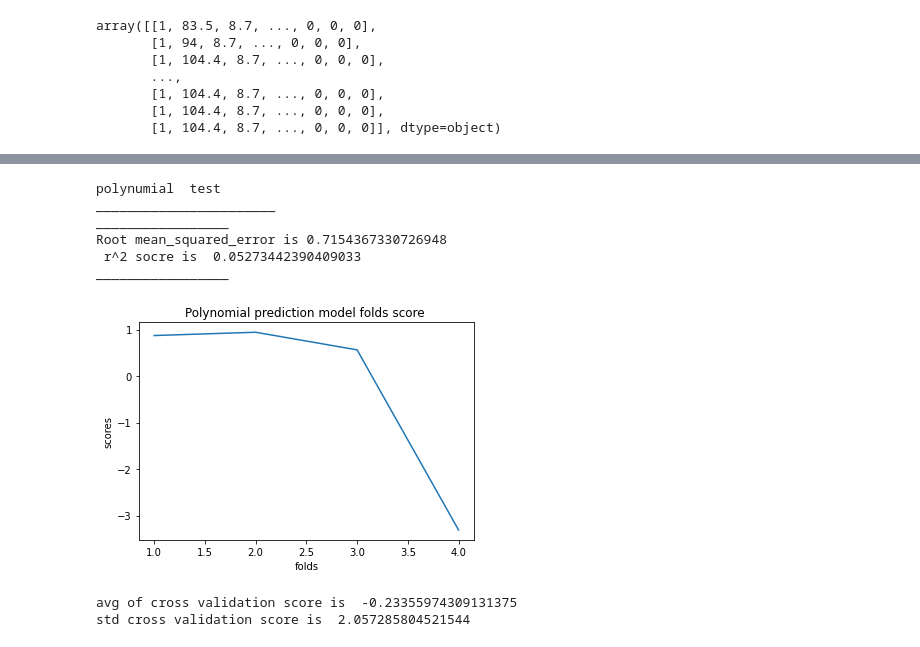
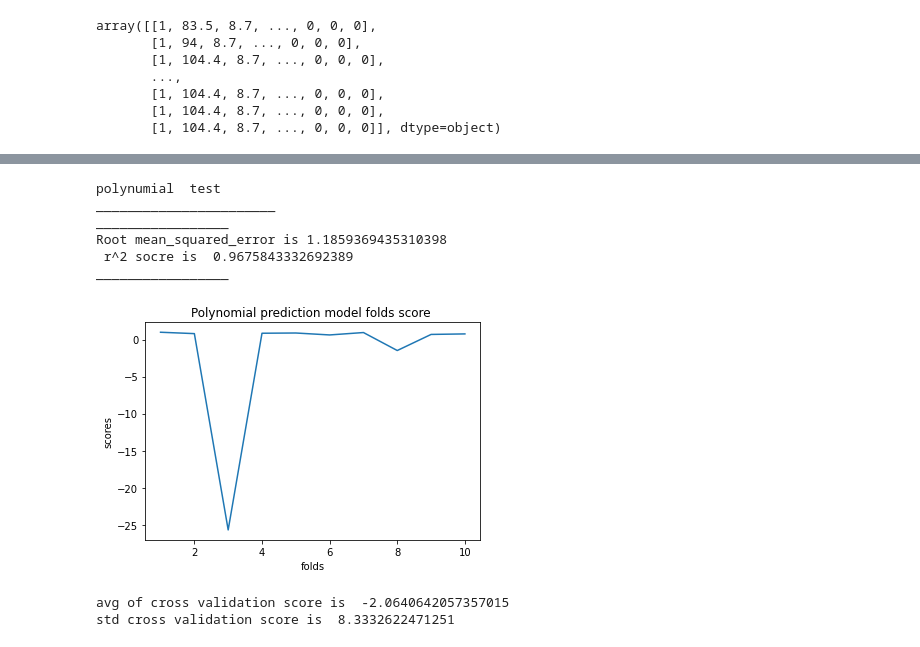
Before and after one commit to itayzaada/DCB_prediction_Using_Machine_Learning, a Jupyter notebook: Prediction of the ERR for mode I (DCB) for a composite laminate with arbitrary properties using ML.ipynb, the cells around one changed output, grey strips where cells are left out. Saved outputs shown, nothing was run; the diff lists cells and outputs as text; code cells hidden in the pictures.

```diff
--- a/Prediction of the ERR for mode I (DCB) for a composite laminate with arbitrary properties using ML.ipynb
+++ b/Prediction of the ERR for mode I (DCB) for a composite laminate with arbitrary properties using ML.ipynb
@@ -266,0 +228,35 @@ std cross validation score is  2.057285804521544
+# %%
+###### print("linear regression prediction")
+print("_______________________________________")
+## same just for the prediction ##
+
+regressor = LinearRegression()
+regressor.fit(X_train, y_train)
+
+y_pred = regressor.predict(X_test)## the prediction of postive ##
+
+
+
+RMSE=sqrt(mean_squared_error(y_pred,y_test))
+score=r2_score(y_test,y_pred)
+print("Root mean_squared_error is",RMSE)
+print("r^2 socre is "+ str(score))
+
+prediction_vals["linear  regression "]=RMSE
+prediction_vals_r2["linear  regression "]=score
+
+scores=cross_val_score(estimator=regressor,X=X_train,y=y_train,cv=10,scoring='r2') #you can also try scoring=‘r2’
+scores2=cross_val_score(estimator=regressor,X=X_train,y=y_train,cv=10,scoring='neg_mean_squared_error') #you can also try scoring=‘r2’
+
+
+folds=range(1,11)
+plt.plot(folds,scores)
+plt.title('linear  regression prediction model folds score ')
+plt.xlabel('folds')
+plt.ylabel('scores')
+print ("avg of cross validation score is ",mean(scores))
+print ("std cross validation score is ",std(scores))
+prediction_vals_std["linear  regression "]=std(scores)
+prediction_vals_mr2["linear  regression "]=mean(scores)
+
+plt.show()
@@ -319,40 +322,43 @@ y_pred = poly_regressor.predict(xt)## the predication of postive ##
 error = y_test-y_pred## the postive eror##
 error
 
 
 print("_________________")
 RMSE=sqrt(mean_squared_error(y_test,y_pred))
 score=r2_score(y_test,y_pred)
 print("Root mean_squared_error is",RMSE)
 print(" r^2 socre is ",score)
 
 prediction_vals["polynumial regression"]=RMSE
 prediction_vals_r2["polynumial regression"]=score
 
-folds=range(1,5)
+folds=range(1,11)
 
-scores=cross_val_score(estimator=poly_regressor,X=X_train,y=y_train,cv=4,scoring='r2') #you can also try scoring=‘r2’
+scores=cross_val_score(estimator=poly_regressor,X=X_train,y=y_train,cv=10,scoring='r2') #you can also try scoring=‘r2’
+scores2=cross_val_score(estimator=poly_regressor,X=X_train,y=y_train,cv=10,scoring='neg_mean_squared_error') #you can also try scoring=‘r2’
+
+
 print("_________________")
 plt.plot(folds,scores)
 plt.title('Polynomial prediction model folds score ')
 plt.xlabel('folds')
 plt.ylabel('scores')
 
 plt.show()
 print ("avg of cross validation score is ",mean(scores))
 print ("std cross validation score is ",std(scores))
 prediction_vals_std["polynumial regression"]=std(scores)
 prediction_vals_mr2["polynumial regression"]=mean(scores)
 # %% [output]
 polynumial  test
 _______________________
 _________________
-Root mean_squared_error is 0.7154367330726948
- r^2 socre is  0.05273442390409033
+Root mean_squared_error is 1.1859369435310398
+ r^2 socre is  0.9675843332692389
 _________________
-[figure, old version]
+[figure, new version]
-avg of cross validation score is  -0.23355974309131375
-std cross validation score is  2.057285804521544
+avg of cross validation score is  -2.0640642057357015
+std cross validation score is  8.3332622471251
 # %%
 ####Ridge##
 #prediction####
```
Also changed, not shown: parts of 12 cells of this notebook.
